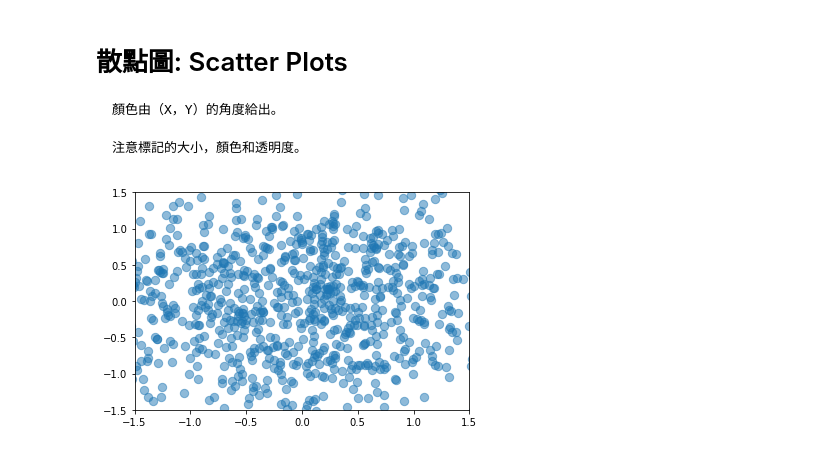
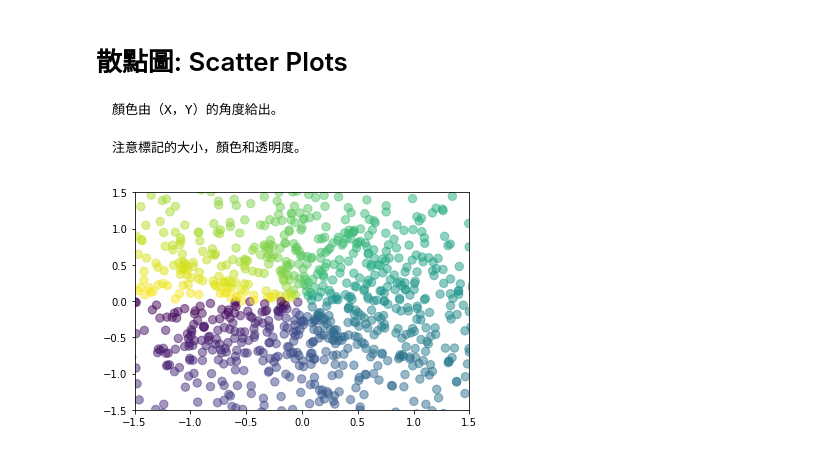
Before and after one commit to toastooh/python_cupoy_homework, a Jupyter notebook: Data Visualization_Day-1_HW.ipynb, the cells around one changed output. Cells and saved outputs as stored; diff of their text form; code cells hidden in the pictures.

```diff
--- a/Data Visualization_Day-1_HW.ipynb
+++ b/Data Visualization_Day-1_HW.ipynb
@@ -54,19 +53,19 @@ plt.show()
 # %%
 n = 1024
 X = np.random.normal(0,1,n)
 Y = np.random.normal(0,1,n)
 T = np.arctan2(Y,X)
 '''
 #作業
 
 #方法不只有一種
 
 '''
 
 plt.xlim(-1.5,1.5)
 plt.ylim(-1.5,1.5)
-plt.scatter(X, Y,s=70,cmap='viridis',alpha=0.5)
+plt.scatter(X, Y,s=70,c=T,alpha=0.5)
 
 plt.show()
 # %% [output]
-[figure, old version]
+[figure, new version]
```
Also changed, not shown: parts of 1 cell of this notebook.
